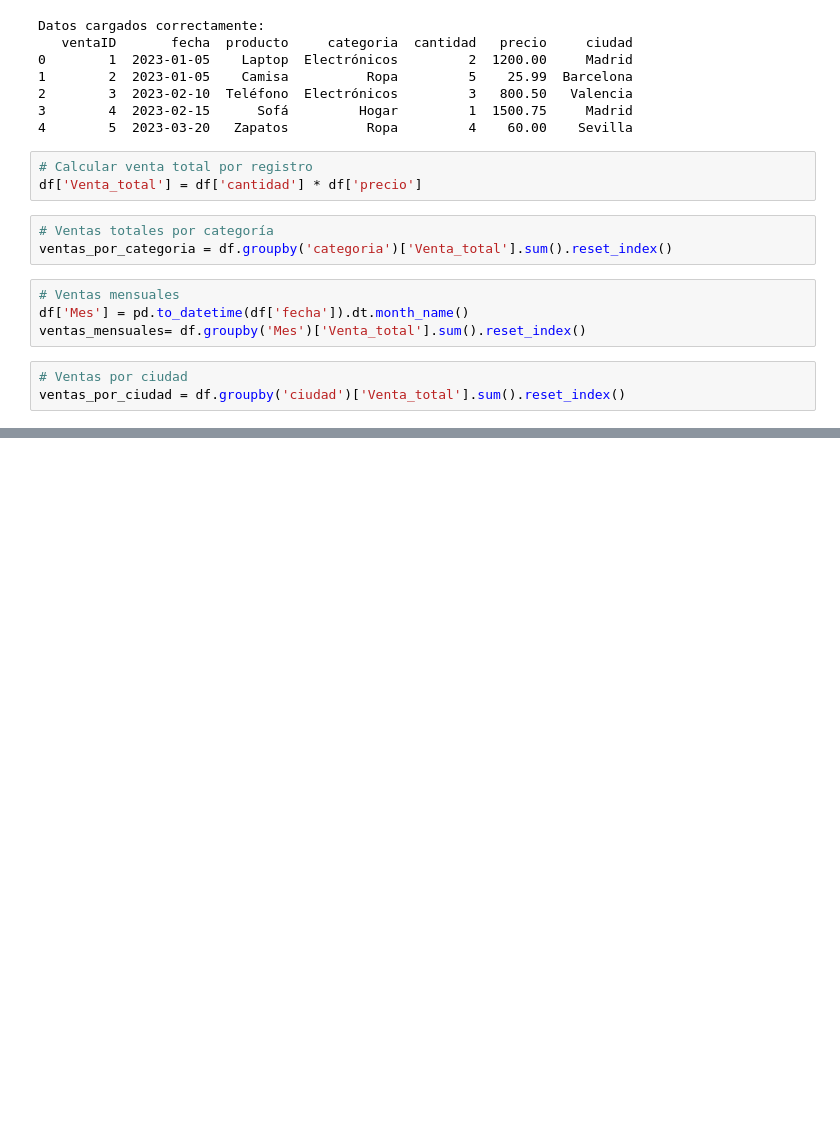
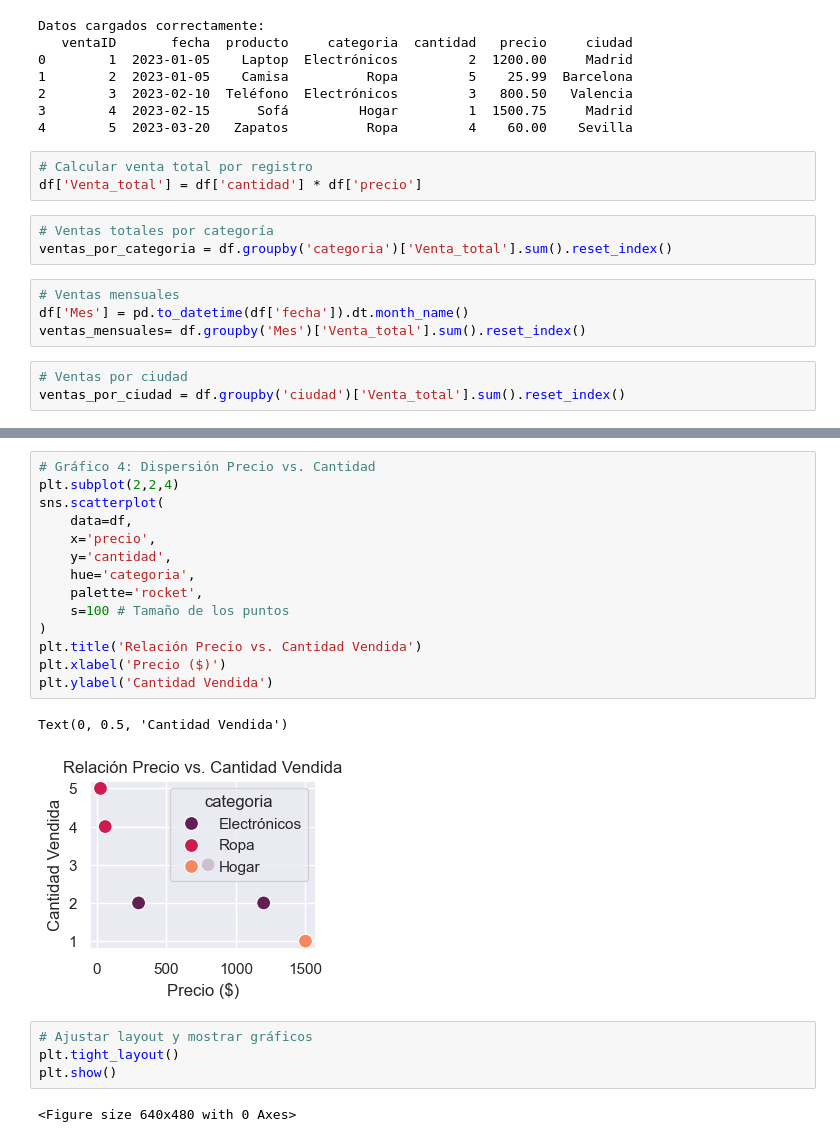
Before and after one commit to devpcarlos/CienciaDatos, a Jupyter notebook: BD.ipynb, the cells around one changed output, grey strips where cells are left out. Saved outputs shown, nothing was run; the diff lists cells and outputs as text; blank space fills up the shorter version.

```diff
--- a/BD.ipynb
+++ b/BD.ipynb
@@ -56,0 +95,23 @@ ventas_por_ciudad = df.groupby('ciudad')['Venta_total'].sum().reset_index()
+# %%
+# Gráfico 4: Dispersión Precio vs. Cantidad
+plt.subplot(2,2,4)
+sns.scatterplot(
+    data=df,
+    x='precio',
+    y='cantidad',
+    hue='categoria',
+    palette='rocket',
+    s=100 # Tamaño de los puntos
+)
+plt.title('Relación Precio vs. Cantidad Vendida')
+plt.xlabel('Precio ($)')
+plt.ylabel('Cantidad Vendida')
+# %% [output]
+Text(0, 0.5, 'Cantidad Vendida')
+[figure, added]
+# %%
+# Ajustar layout y mostrar gráficos
+plt.tight_layout()
+plt.show()
+# %% [output]
+<Figure size 640x480 with 0 Axes>
```
Also changed, not shown: parts of 4 cells of this notebook.
